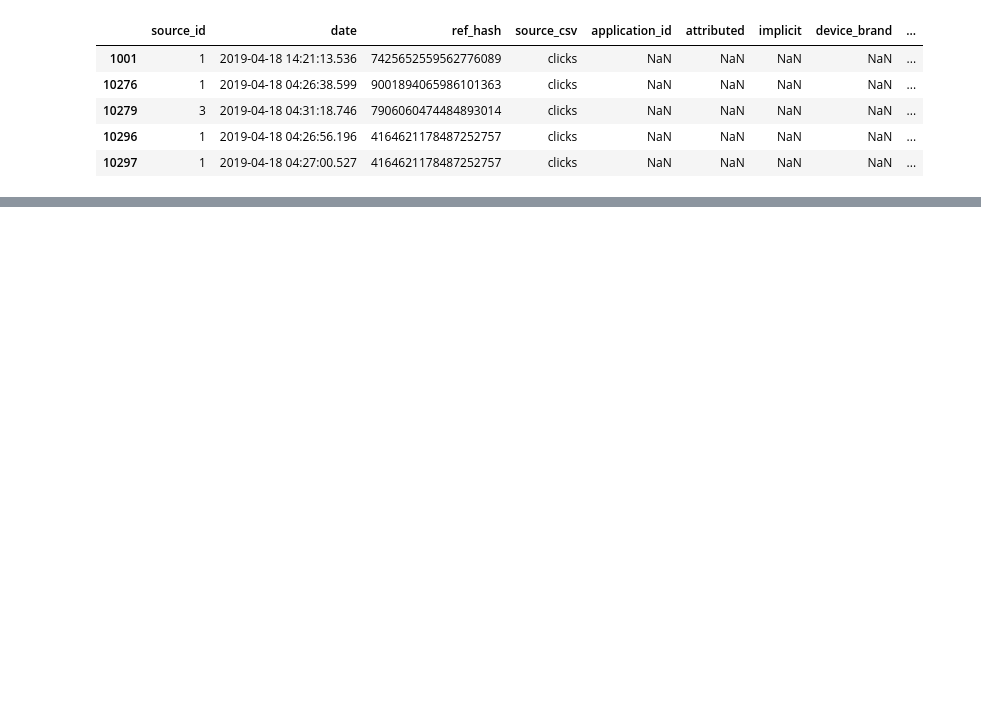
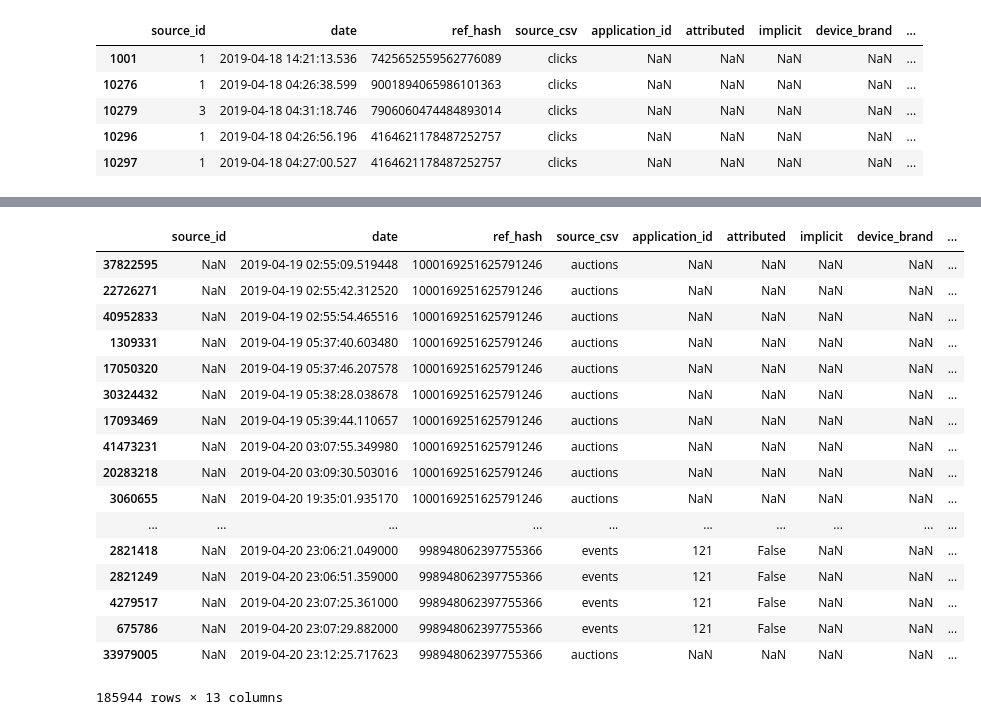
Before and after one commit to rozanecm/7506_tp2_1c2019, a Jupyter notebook: notebooks/My nb by mr.ipynb, the cells around one changed output, grey strips where cells are left out. Saved outputs shown, nothing was run; the diff lists cells and outputs as text; code cells hidden in the pictures; blank space fills up the shorter version.

```diff
--- a/notebooks/My nb by mr.ipynb
+++ b/notebooks/My nb by mr.ipynb
@@ -678,3 +698,5 @@ print(df_auctions.memory_usage(deep=True).sum()/1e6)
 ### Calculate time diffs per ref hash
 # %%
 df_auctions = process_time_diffs(df_auctions)
+# %%
+df_auctions.drop('diff_in_sec',axis='columns',inplace=True)
@@ -690,2 +722,0 @@ appended = df_clicks.append(df_installs, sort=False).append(df_events, sort=Fals
-# %%
-appended.diff_in_sec = appended.diff_in_sec.astype('float')
@@ -714,0 +766,21 @@ appended
+# %%
+appended.sort_values(by=['ref_hash','date'])
+# %% [output]
+|  | source_id | date | ref_hash | source_csv | application_id | attributed | implicit | device_brand | ... |
+| 37822595 | NaN | 2019-04-19 02:55:09.519448 | 1000169251625791246 | auctions | NaN | NaN | NaN | NaN | ... |
+| 22726271 | NaN | 2019-04-19 02:55:42.312520 | 1000169251625791246 | auctions | NaN | NaN | NaN | NaN | ... |
+| 40952833 | NaN | 2019-04-19 02:55:54.465516 | 1000169251625791246 | auctions | NaN | NaN | NaN | NaN | ... |
+| 1309331 | NaN | 2019-04-19 05:37:40.603480 | 1000169251625791246 | auctions | NaN | NaN | NaN | NaN | ... |
+| 17050320 | NaN | 2019-04-19 05:37:46.207578 | 1000169251625791246 | auctions | NaN | NaN | NaN | NaN | ... |
+| 30324432 | NaN | 2019-04-19 05:38:28.038678 | 1000169251625791246 | auctions | NaN | NaN | NaN | NaN | ... |
+| 17093469 | NaN | 2019-04-19 05:39:44.110657 | 1000169251625791246 | auctions | NaN | NaN | NaN | NaN | ... |
+| 41473231 | NaN | 2019-04-20 03:07:55.349980 | 1000169251625791246 | auctions | NaN | NaN | NaN | NaN | ... |
+| 20283218 | NaN | 2019-04-20 03:09:30.503016 | 1000169251625791246 | auctions | NaN | NaN | NaN | NaN | ... |
+| 3060655 | NaN | 2019-04-20 19:35:01.935170 | 1000169251625791246 | auctions | NaN | NaN | NaN | NaN | ... |
+| ... | ... | ... | ... | ... | ... | ... | ... | ... | ... |
+| 2821418 | NaN | 2019-04-20 23:06:21.049000 | 998948062397755366 | events | 121 | False | NaN | NaN | ... |
+| 2821249 | NaN | 2019-04-20 23:06:51.359000 | 998948062397755366 | events | 121 | False | NaN | NaN | ... |
+| 4279517 | NaN | 2019-04-20 23:07:25.361000 | 998948062397755366 | events | 121 | False | NaN | NaN | ... |
+| 675786 | NaN | 2019-04-20 23:07:29.882000 | 998948062397755366 | events | 121 | False | NaN | NaN | ... |
+| 33979005 | NaN | 2019-04-20 23:12:25.717623 | 998948062397755366 | auctions | NaN | NaN | NaN | NaN | ... |
+185944 rows × 13 columns
```
Also changed, not shown: parts of 22 cells of this notebook.
